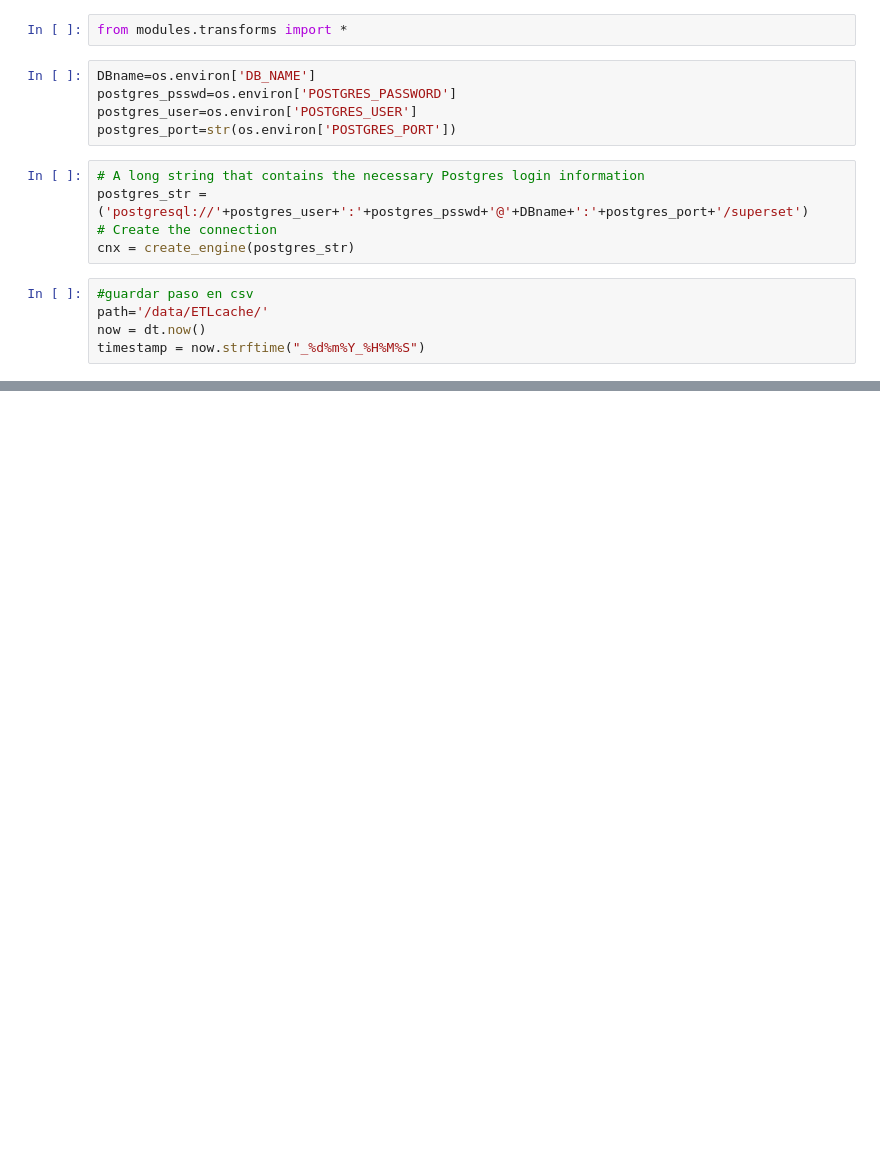
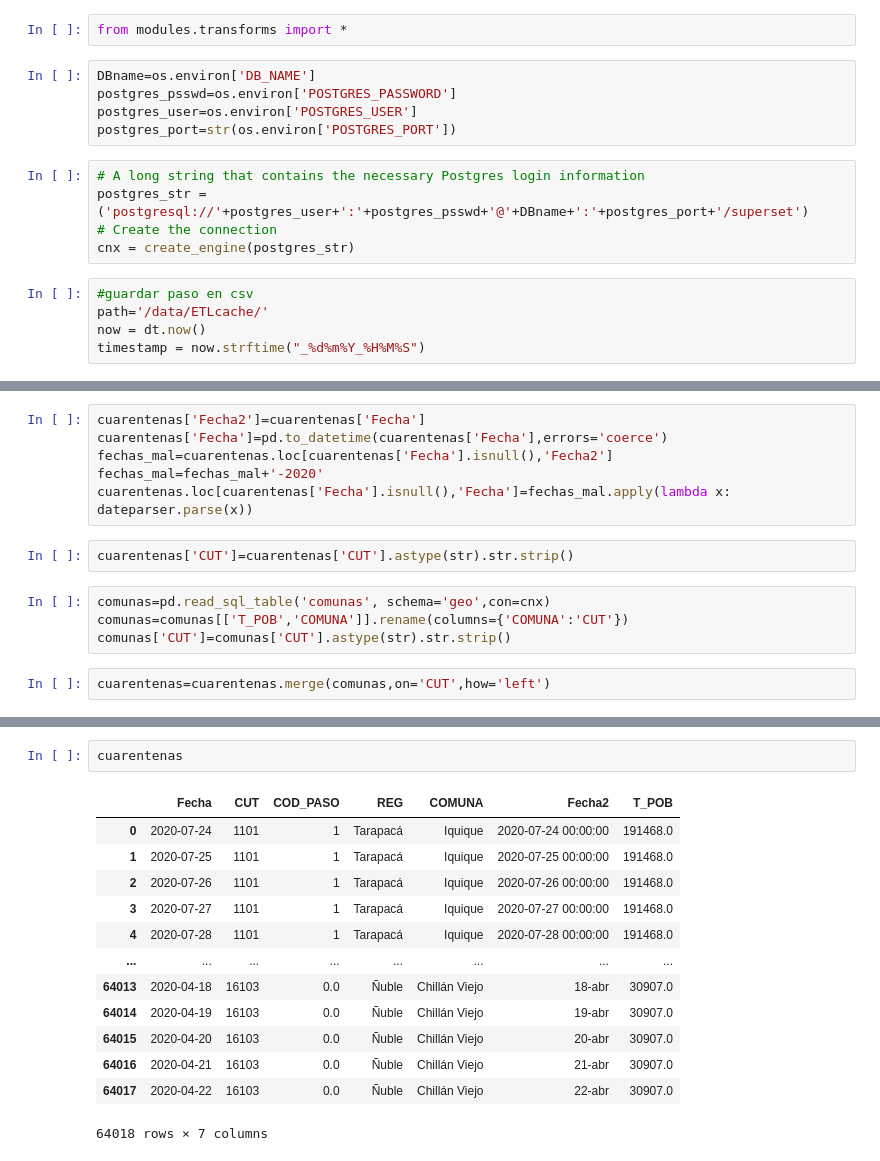
Before and after one commit to panchohumeres/dynamo-covid, a Jupyter notebook: ETL/Cuarentenas.ipynb, the cells around one changed output, grey strips where cells are left out. Drawn from its saved outputs; the diff is of its cells as text; blank space fills up the shorter version.

Commit message:
refactorización cuarentenas

```diff
--- a/ETL/Cuarentenas.ipynb
+++ b/ETL/Cuarentenas.ipynb
@@ -101,0 +137,14 @@ saving table/data/ETLcache/cordones_20122020_042650.csv in cache
+# %%
+cuarentenas['Fecha2']=cuarentenas['Fecha']
+cuarentenas['Fecha']=pd.to_datetime(cuarentenas['Fecha'],errors='coerce')
+fechas_mal=cuarentenas.loc[cuarentenas['Fecha'].isnull(),'Fecha2']
+fechas_mal=fechas_mal+'-2020'
+cuarentenas.loc[cuarentenas['Fecha'].isnull(),'Fecha']=fechas_mal.apply(lambda x: dateparser.parse(x))
+# %%
+cuarentenas['CUT']=cuarentenas['CUT'].astype(str).str.strip()
+# %%
+comunas=pd.read_sql_table('comunas', schema='geo',con=cnx)
+comunas=comunas[['T_POB','COMUNA']].rename(columns={'COMUNA':'CUT'})
+comunas['CUT']=comunas['CUT'].astype(str).str.strip()
+# %%
+cuarentenas=cuarentenas.merge(comunas,on='CUT',how='left')
@@ -102 +163,17 @@ saving table/data/ETLcache/cordones_20122020_042650.csv in cache
+# %%
+cuarentenas
+# %% [output]
+|  | Fecha | CUT | COD_PASO | REG | COMUNA | Fecha2 | T_POB |
+| 0 | 2020-07-24 | 1101 | 1 | Tarapacá | Iquique | 2020-07-24 00:00:00 | 191468.0 |
+| 1 | 2020-07-25 | 1101 | 1 | Tarapacá | Iquique | 2020-07-25 00:00:00 | 191468.0 |
+| 2 | 2020-07-26 | 1101 | 1 | Tarapacá | Iquique | 2020-07-26 00:00:00 | 191468.0 |
+| 3 | 2020-07-27 | 1101 | 1 | Tarapacá | Iquique | 2020-07-27 00:00:00 | 191468.0 |
+| 4 | 2020-07-28 | 1101 | 1 | Tarapacá | Iquique | 2020-07-28 00:00:00 | 191468.0 |
+| ... | ... | ... | ... | ... | ... | ... | ... |
+| 64013 | 2020-04-18 | 16103 | 0.0 | Ñuble | Chillán Viejo | 18-abr | 30907.0 |
+| 64014 | 2020-04-19 | 16103 | 0.0 | Ñuble | Chillán Viejo | 19-abr | 30907.0 |
+| 64015 | 2020-04-20 | 16103 | 0.0 | Ñuble | Chillán Viejo | 20-abr | 30907.0 |
+| 64016 | 2020-04-21 | 16103 | 0.0 | Ñuble | Chillán Viejo | 21-abr | 30907.0 |
+| 64017 | 2020-04-22 | 16103 | 0.0 | Ñuble | Chillán Viejo | 22-abr | 30907.0 |
+64018 rows × 7 columns
 # %%
```
Also changed, not shown: parts of 36 cells of this notebook, 1 other file.
